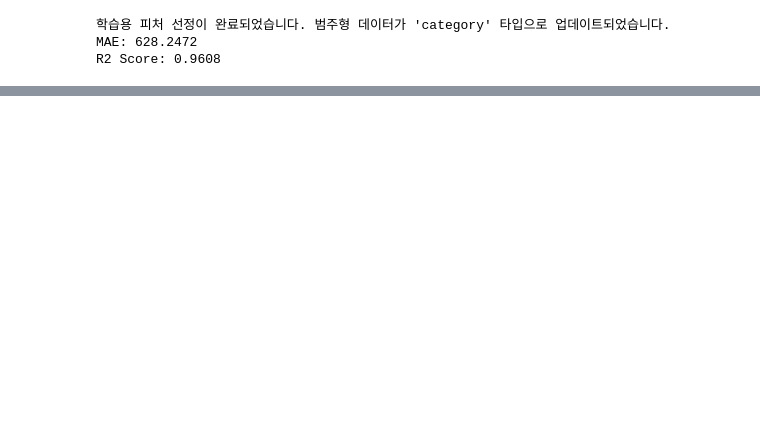
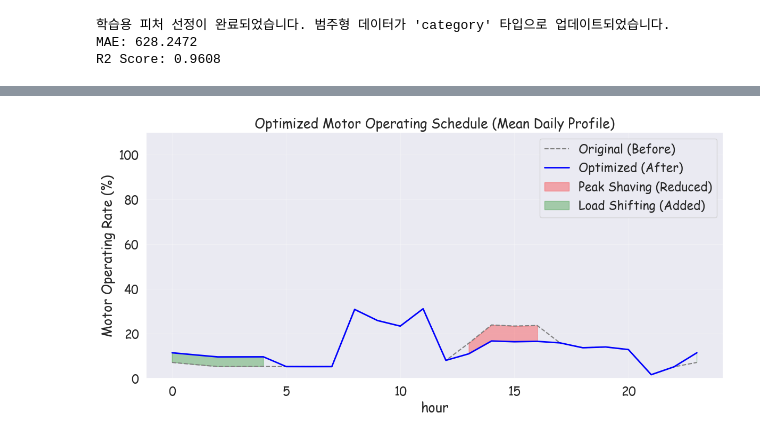
Before and after one commit to Kwonym0814/AIotDataAnalysis, a Jupyter notebook: workspace_python/프로젝트/시각화프로젝트_피쳐 생성.ipynb, the cells around one changed output, grey strips where cells are left out. Cells and saved outputs as stored; diff of their text form; code cells hidden in the pictures; blank space fills up the shorter version.

```diff
--- a/workspace_python/프로젝트/시각화프로젝트_피쳐 생성.ipynb
+++ b/workspace_python/프로젝트/시각화프로젝트_피쳐 생성.ipynb
@@ -866,0 +1011,86 @@ dtype: float32
+# %%
+# 1. 최적화 결과 파라미터 가져오기
+best_red_rate = study.best_params['reduction_rate']
+best_cap_rate = study.best_params['cap_adjust_rate'] # 커패시터 비율도 가져와야 함
+
+df_opt = target_df.copy()
+
+# 피크/경부하 시간대 정의
+peak_hours = [13, 14, 15, 16]
+off_peak_hours = [23, 0, 1, 2, 3, 4]
+
+# --- [수정된 핵심 로직] objective 함수와 동일하게 계산 ---
+
+# 1) 피크 시간대 가동률 감소 (Peak Shaving)
+df_opt.loc[df_opt['hour'].isin(peak_hours), 'Motor_Operating_Rate'] *= best_red_rate
+
+# 2) 이동할 전력량 계산 (Sum이 아닌 Mean 기반)
+# 원본 데이터의 피크 시간대 평균 가동률
+original_peak_mean = target_df.loc[target_df['hour'].isin(peak_hours), 'Motor_Operating_Rate'].mean()
+# 감소된 평균 가동률 (이동해야 할 양)
+shifted_mean = original_peak_mean * (1 - best_red_rate)
+
+# 3) 경부하 시간대로 분산 (Load Shifting)
+# 피크 4시간분의 에너지를 경부하 6시간으로 나누어 배분
+shift_amount = shifted_mean * (len(peak_hours) / len(off_peak_hours))
+
+df_opt.loc[df_opt['hour'].isin(off_peak_hours), 'Motor_Operating_Rate'] += shift_amount
+
+# 4) [중요] 물리적 한계 적용 (Clipping) - 그래프 폭주 방지
+df_opt['Motor_Operating_Rate'] = df_opt['Motor_Operating_Rate'].clip(upper=100)
+
+# 5) 커패시터 및 역률 보정 적용 (비용 예측 정확도를 위해 필수)
+df_opt['Capacitor_Operating_Rate'] *= best_cap_rate
+df_opt['Capacitor_Operating_Rate'] = df_opt['Capacitor_Operating_Rate'].clip(upper=100)
+
+# 역률 재계산 (objective와 동일 로직)
+df_opt['Lagging_Current_Power_Factor'] = (
+    target_df['Lagging_Current_Power_Factor'] + (best_cap_rate - 1.0) * 0.1
+).clip(0.5, 1.0)
+df_opt['PF_Deviation'] = np.abs(0.9 - df_opt['Lagging_Current_Power_Factor'])
+
+# 물리 피처 동기화
+df_opt['Net_Reactive_Power'] = (df_opt['Motor_Operating_Rate'] * (max_lagging / 100)) - \
+                               (df_opt['Capacitor_Operating_Rate'] * (max_leading / 100))
+
+# -------------------------------------------------------
+
+# 2. 결과 비용 재예측
+df_opt['total_cost_opt'] = model.predict(df_opt[features])
+
+# 3. 시각화: 시간대별 모터 가동률 변화 (평균값 기준)
+plt.figure(figsize=(14, 6))
+
+# 전체 데이터의 점(point) 대신 시간대별 '평균' 흐름을 선으로 표현
+sns.lineplot(data=target_df, x='hour', y='Motor_Operating_Rate', label='Original (Before)', color='gray', linestyle='--', errorbar=None)
+sns.lineplot(data=df_opt, x='hour', y='Motor_Operating_Rate', label='Optimized (After)', color='blue', linewidth=2, errorbar=None)
+
+# 영역 표시를 위한 데이터 준비 (시간대별 평균값으로 그룹화)
+mean_orig = target_df.groupby('hour')['Motor_Operating_Rate'].mean()
+mean_opt = df_opt.groupby('hour')['Motor_Operating_Rate'].mean()
+
+plt.fill_between(mean_orig.index, mean_orig, mean_opt,
+                 where=(mean_opt < mean_orig), color='red', alpha=0.3, label='Peak Shaving (Reduced)')
+plt.fill_between(mean_orig.index, mean_orig, mean_opt,
+                 where=(mean_opt > mean_orig), color='green', alpha=0.3, label='Load Shifting (Added)')
+
+plt.title("Optimized Motor Operating Schedule (Mean Daily Profile)")
+plt.ylabel("Motor Operating Rate (%)")
+plt.ylim(0, 110) # Y축을 0~110%로 고정하여 현실감 있게 표현
+plt.legend()
+plt.grid(True, alpha=0.3)
+plt.show()
+
+# 4. 최종 리포트 출력
+original_cost = target_df['total_cost'].sum()
+# 주의: study.best_value는 시뮬레이션 중 나온 값이므로, 여기서 재계산한 값과 미세한 차이가 있을 수 있음
+recalculated_cost = df_opt['total_cost_opt'].sum()
+savings = original_cost - recalculated_cost
+
+print(f"=== Optimization Report ===")
+print(f"1. Peak Reduction Rate : {best_red_rate:.2%} (Target: 70~90%)")
+print(f"2. Capacitor Adj Rate  : {best_cap_rate:.2%} (Target: 80~120%)")
+print(f"3. Total Cost Savings  : {savings:,.0f} KRW")
+print(f"4. Saving Percentage   : {(savings/original_cost)*100:.2f}%")
+# %% [output]
+[figure, added]
```
Also changed, not shown: parts of 11 cells of this notebook.
